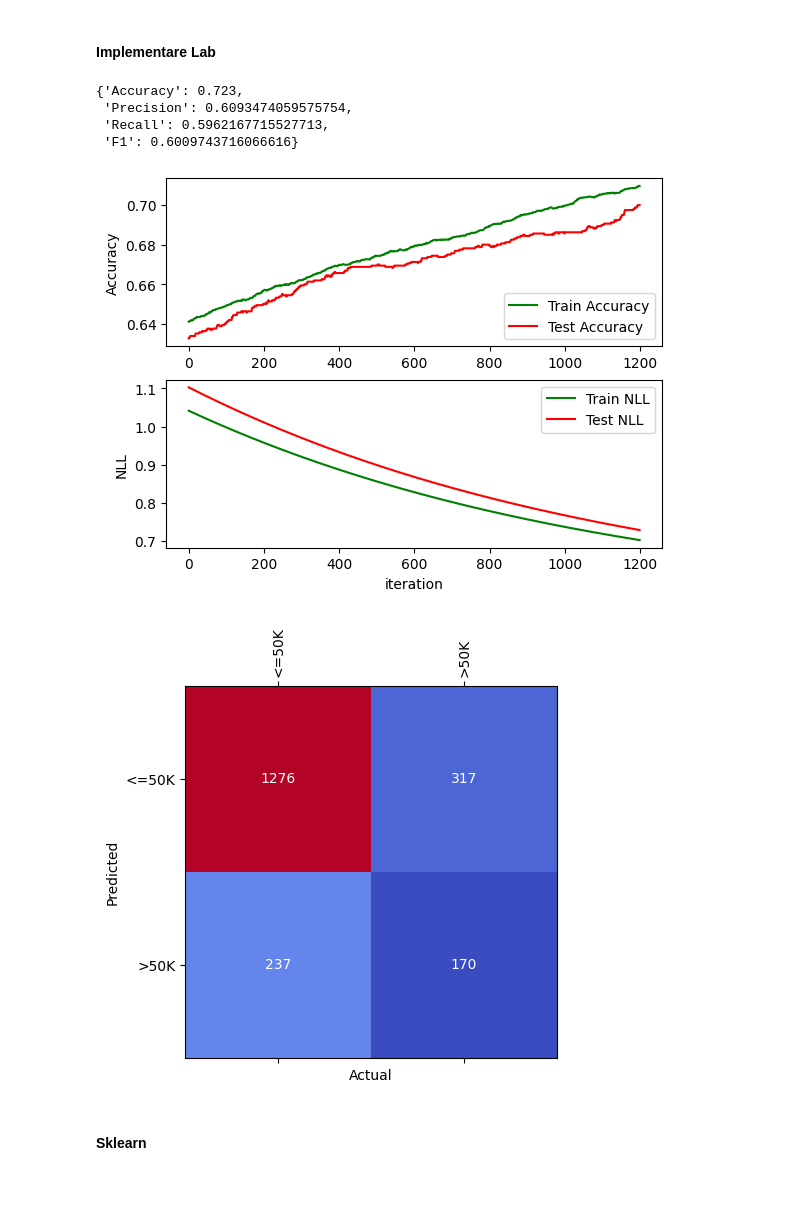
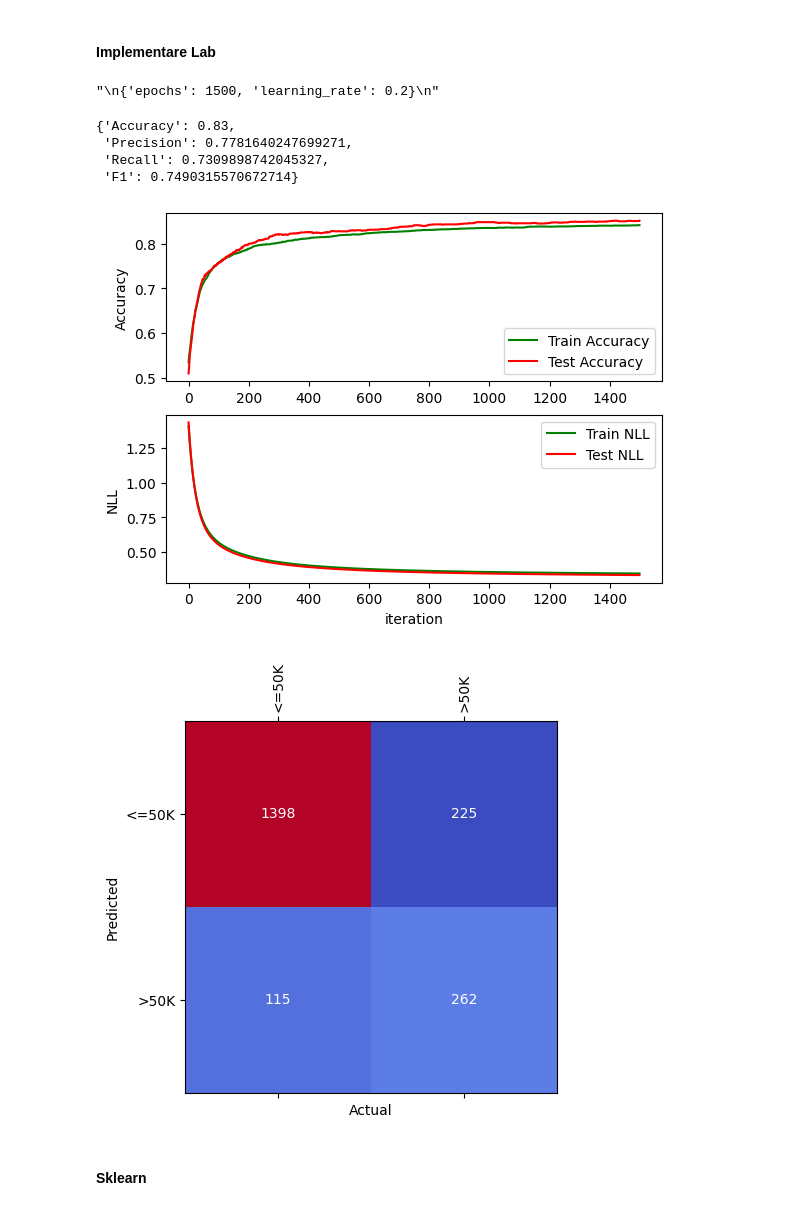
Before and after one commit to Earthbert/IA-project2, a Jupyter notebook: project.ipynb, the cells around one changed output. Saved outputs shown, nothing was run; the diff lists cells and outputs as text; code cells hidden in the pictures.

```diff
--- a/project.ipynb
+++ b/project.ipynb
@@ -561,6 +561,10 @@ class SkLearnLogisticRegression(Model):
 
     def predict(self, X):
         return self.model.predict(X)
+
+    def score(self, X, y):
+        y_pred = self.predict(X)
+        return met.precision_score(y, np.round(y_pred), average='macro', zero_division=0)
 # %%
 combined_metrics = {}
 # %% [markdown]
@@ -570,5 +588,7 @@ combined_metrics = {}
 # %%
-model = LabLogisticRegression(learning_rate=0.01, epochs=600, test_size=0.2)
+best_params = {'epochs': 1500, 'learning_rate': 0.1}
+
+model = LabLogisticRegression(**best_params)
 results = apply_model(pre_avc_train_data,
                       pre_avc_test_data,
                       avc_target_category,
@@ -590,5 +623,7 @@ model.plot()
 # %%
-model = SkLearnLogisticRegression(epochs=800)
+best_params = {'epochs': 100}
+
+model = SkLearnLogisticRegression(**best_params)
 results = apply_model(pre_avc_train_data,
                       pre_avc_test_data,
                       avc_target_category,
@@ -607,23 +642,39 @@ show_confusion_matrix(results, avc_target_category)
 ### SalaryPrediction
 # %% [markdown]
 #### Implementare Lab
+# %%
+if False:
+    param_grid = {
+        'epochs': [100, 300, 500, 800, 1000, 1200, 1500],
+        'learning_rate': [0.001, 0.01, 0.1, 0.2]
+    }
+
+    best_params = find_best_hyperparameters(LabLogisticRegression(), pre_sp_train_data, pre_sp_test_data, sp_target_category, param_grid, balance=False)
+    print(best_params)
+'''
+{'epochs': 1500, 'learning_rate': 0.2}
+'''
+# %% [output]
+"\n{'epochs': 1500, 'learning_rate': 0.2}\n"
 # %%
-model = LabLogisticRegression(learning_rate=0.005, epochs=1200, test_size=0.2)
+best_params = {'epochs': 1500, 'learning_rate': 0.2}
+
+model = LabLogisticRegression(**best_params)
 results = apply_model(pre_sp_train_data,
                                           pre_sp_test_data,
                                           sp_target_category,
                                           model, balance = False)
 metrics = compute_metrics(results)
 combined_metrics['SP_Lab_Logistic_Regression'] = metrics
 display(combined_metrics['SP_Lab_Logistic_Regression'])
 model.plot()
 show_confusion_matrix(results, sp_target_category)
 # %% [output]
-{'Accuracy': 0.723,
- 'Precision': 0.6093474059575754,
- 'Recall': 0.5962167715527713,
- 'F1': 0.6009743716066616}
+{'Accuracy': 0.83,
+ 'Precision': 0.7781640247699271,
+ 'Recall': 0.7309898742045327,
+ 'F1': 0.7490315570672714}
-[figure, old version]
+[figure, new version]
-[figure, old version]
+[figure, new version]
 # %% [markdown]
 #### Sklearn
```
Also changed, not shown: parts of 10 cells of this notebook.
